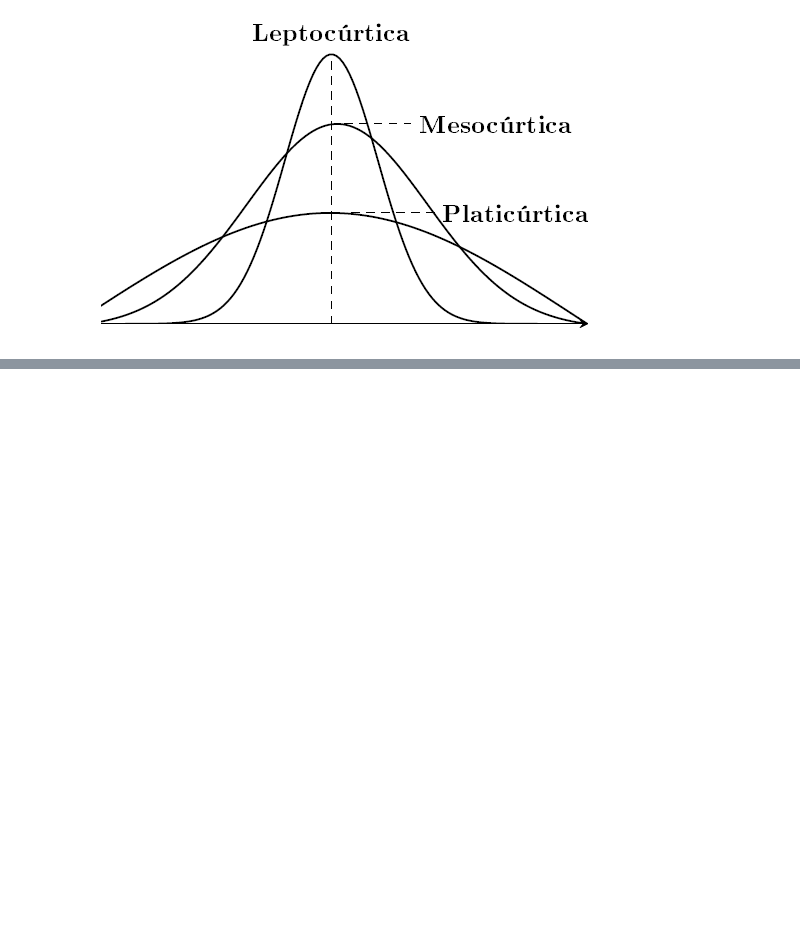
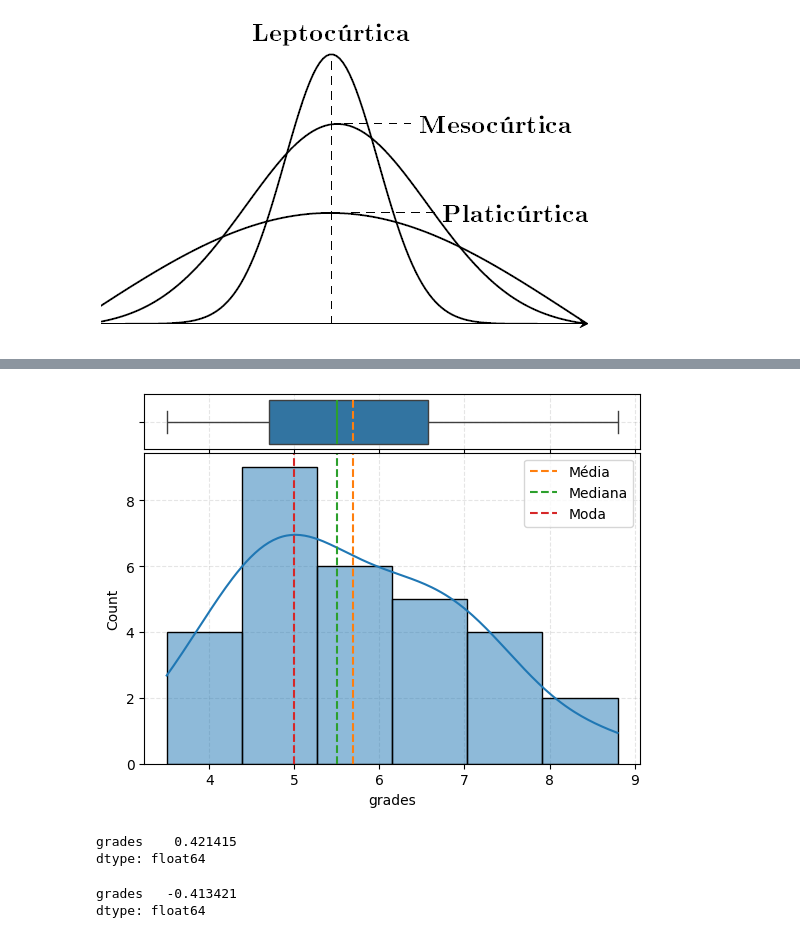
Before and after one commit to kiwsley/ciencia_de_dados, a Jupyter notebook: estatisticas/estatistica_descritiva_univariada_forma.ipynb, the cells around one changed output, grey strips where cells are left out. Drawn from its saved outputs; the diff is of its cells as text; code cells hidden in the pictures; blank space fills up the shorter version.

```diff
--- a/estatisticas/estatistica_descritiva_univariada_forma.ipynb
+++ b/estatisticas/estatistica_descritiva_univariada_forma.ipynb
@@ -36,0 +67,14 @@ df_notas.head()
+# %%
+composicao_histograma(df_notas,"grades")
+# %% [output]
+[figure, added]
+# %%
+df_notas.skew()
+# %% [output]
+grades    0.421415
+dtype: float64
+# %%
+df_notas.kurtosis()
+# %% [output]
+grades   -0.413421
+dtype: float64
```
Also changed, not shown: parts of 5 cells of this notebook, 3 other files.
